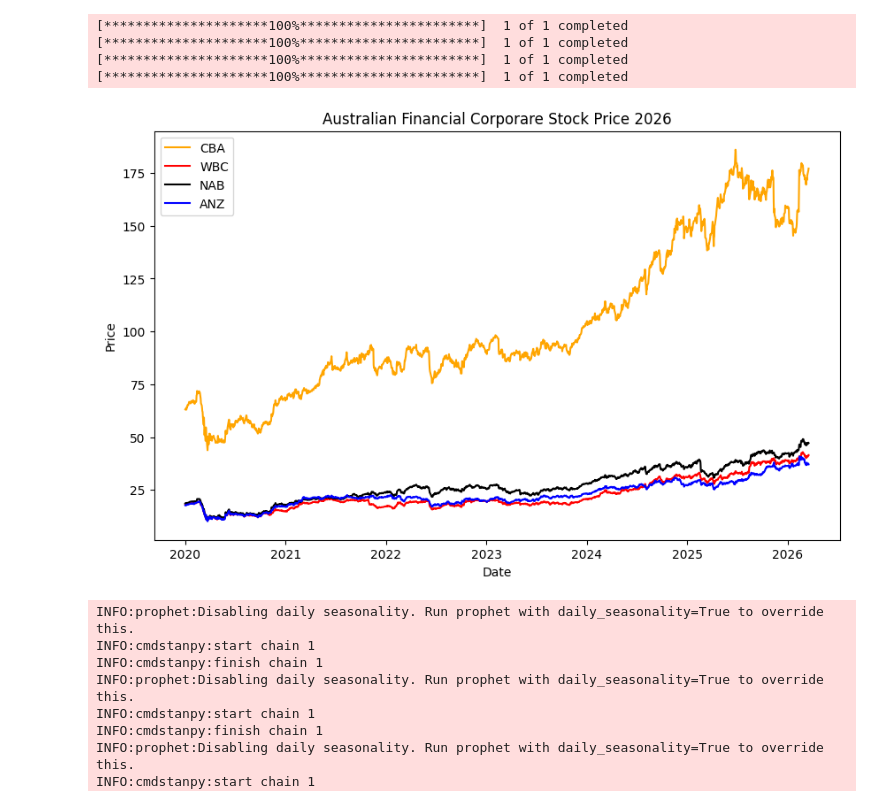
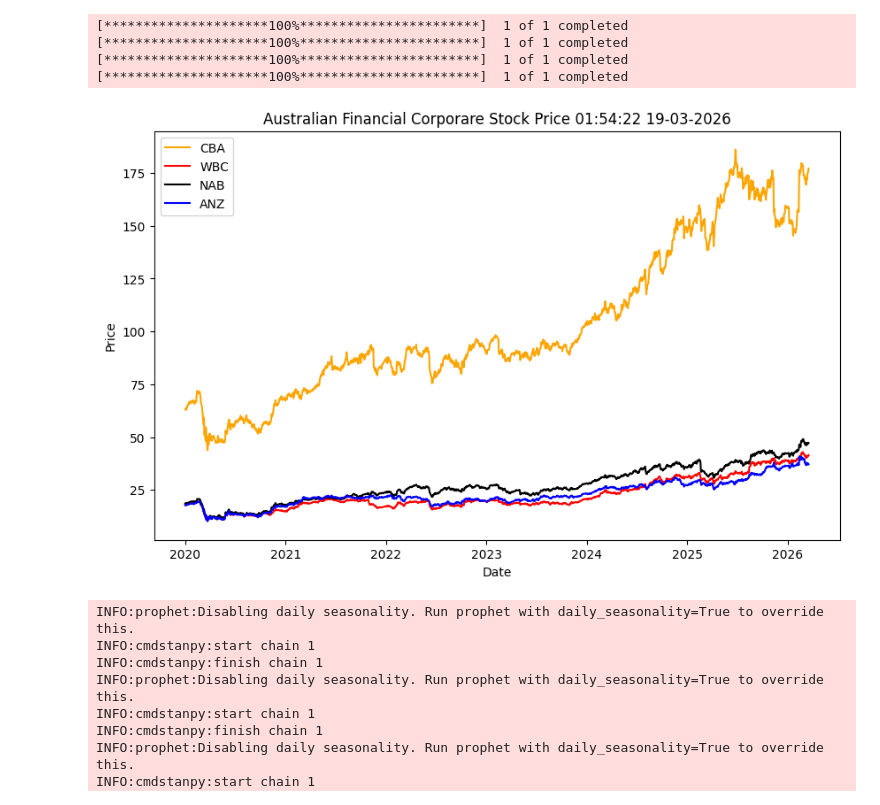
Before and after one commit to pnminh1914/Australia-Financial-Corporates-Stock-Analysis, a Jupyter notebook: prophet.ipynb, the cells around one changed output. Saved outputs shown, nothing was run; the diff lists cells and outputs as text; code cells hidden in the pictures.

```diff
--- a/prophet.ipynb
+++ b/prophet.ipynb
@@ -10,27 +10,27 @@ warnings.filterwarnings("ignore", category=FutureWarning, module="prophet.plot")
 # %%
 # Download stock data for corporates
 stock_data_comm = yf.download('CBA.AX', start='2020-01-01')
 stock_data_westpac = yf.download('WBC.AX', start='2020-01-01')
 stock_data_nab = yf.download('NAB.AX', start='2020-01-01')
 stock_data_anz = yf.download('ANZ.AX', start='2020-01-01')
 
 # Plot the stock prices
 plt.figure(figsize=(10,6))
 plt.plot(stock_data_comm['Close'], label = 'CBA', color = 'orange')
 plt.plot(stock_data_westpac['Close'], label = 'WBC', color = 'red')
 plt.plot(stock_data_nab['Close'], label = 'NAB', color = 'black')
 plt.plot(stock_data_anz['Close'], label = 'ANZ', color = 'blue')
-plt.title('Australian Financial Corporare Stock Price 2026')
+plt.title(f'Australian Financial Corporare Stock Price {datetime.now().strftime("%H:%M:%S %d-%m-%Y")}')
 plt.xlabel('Date')
 plt.ylabel('Price')
 plt.legend()
 plt.show()
 # %% [output]
 [*********************100%***********************]  1 of 1 completed
 [*********************100%***********************]  1 of 1 completed
 [*********************100%***********************]  1 of 1 completed
 [*********************100%***********************]  1 of 1 completed
-[figure, old version]
+[figure, new version]
 # %%
 def stock_price_prediction(df, data_column, periods):
     prophet_df = df["Close"]
```
